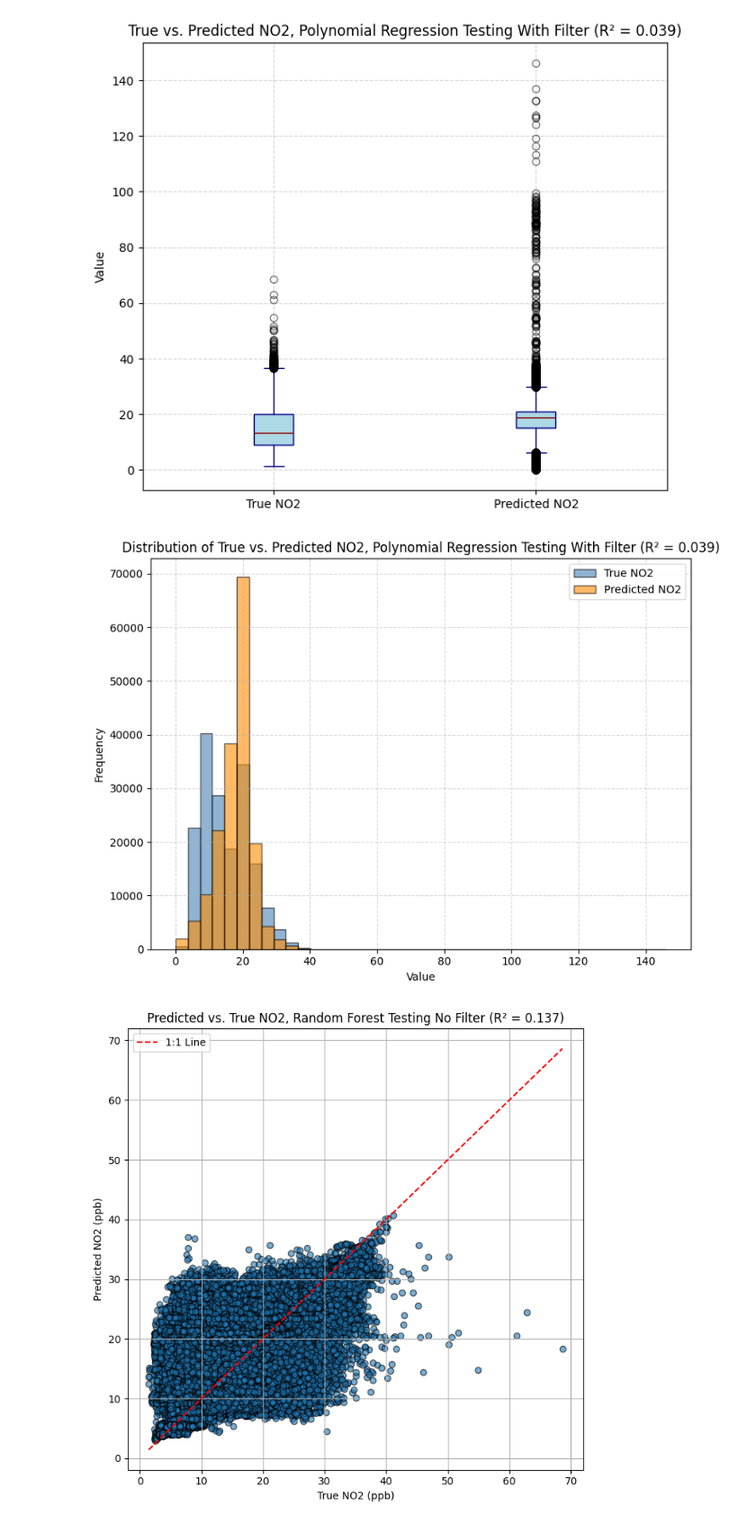
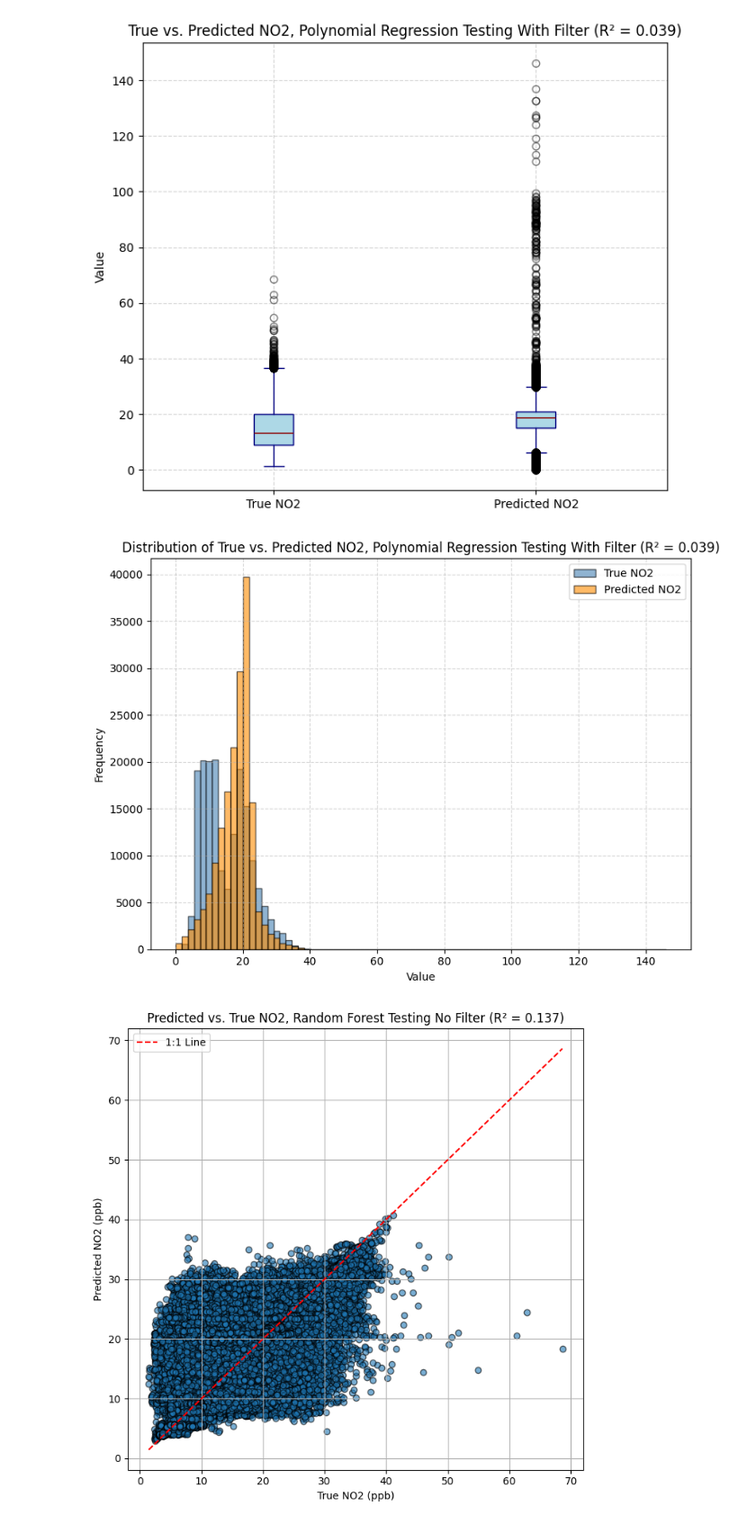
Before and after one commit to jacklardner/quant-regressions, a Jupyter notebook: regressions_and_cleaning.ipynb, the cells around one changed output. Shown at 90% size. Saved outputs shown, nothing was run; the diff lists cells and outputs as text; code cells hidden in the pictures.

Commit message:
changed batch sizes for certain figures

```diff
--- a/regressions_and_cleaning.ipynb
+++ b/regressions_and_cleaning.ipynb
@@ -448,12 +448,12 @@ plot_side_by_side_boxes(y_true_filtered, y_pred_filtered,
 # %%
 plot_overlaid_histograms(y_true_filtered, y_pred_filtered,
                          labels=("True NO2", "Predicted NO2"),
                          title="Distribution of True vs. Predicted NO2, Polynomial Regression Testing With Filter",
                          show_r2=True,
-                         bins=40,
+                         bins=80,
                          density=False)
 # %% [output]
-[figure, old version]
+[figure, new version]
 # %%
 y_true = testing_df["true_no2"]
 y_pred = rf_model.predict(testing_df[feature_cols])
```
Also changed, not shown: parts of 1 cell of this notebook.
